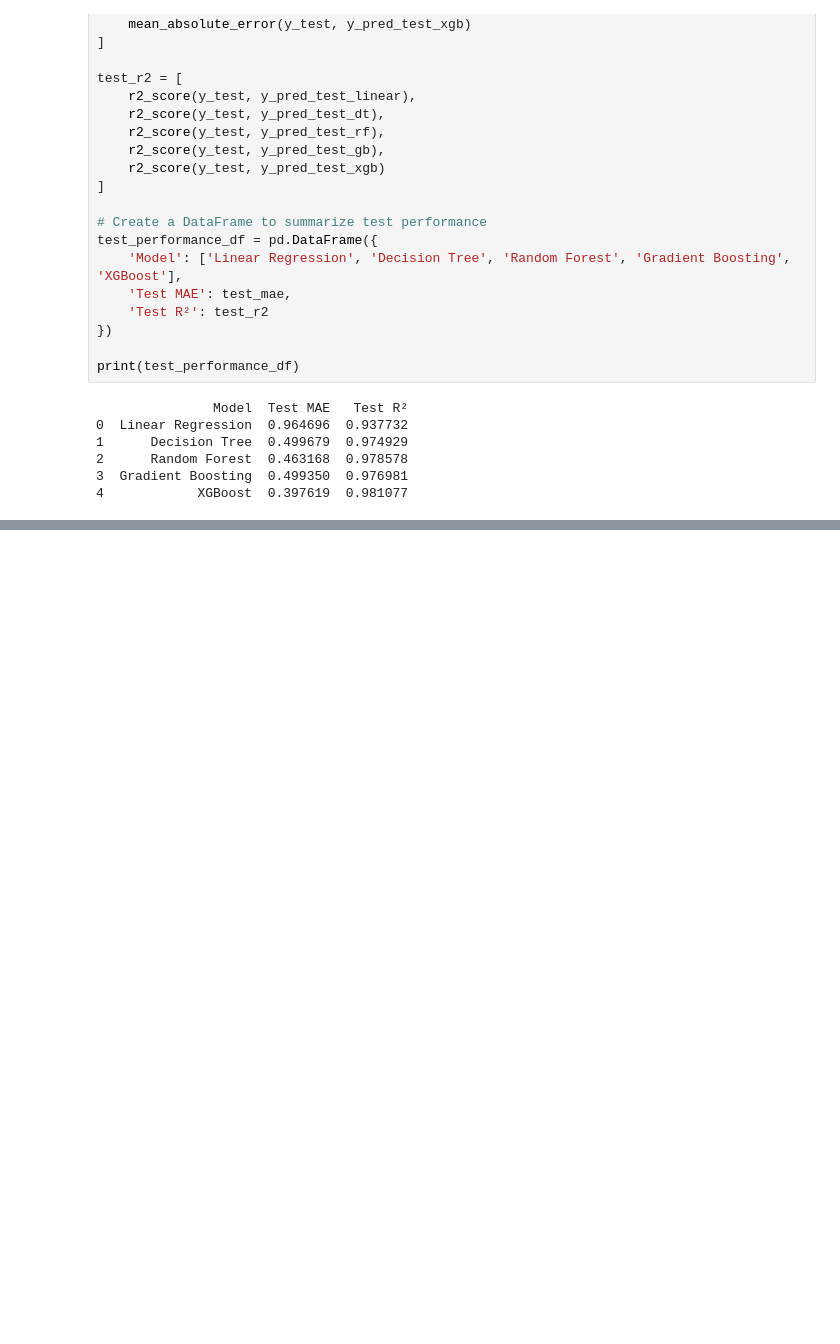
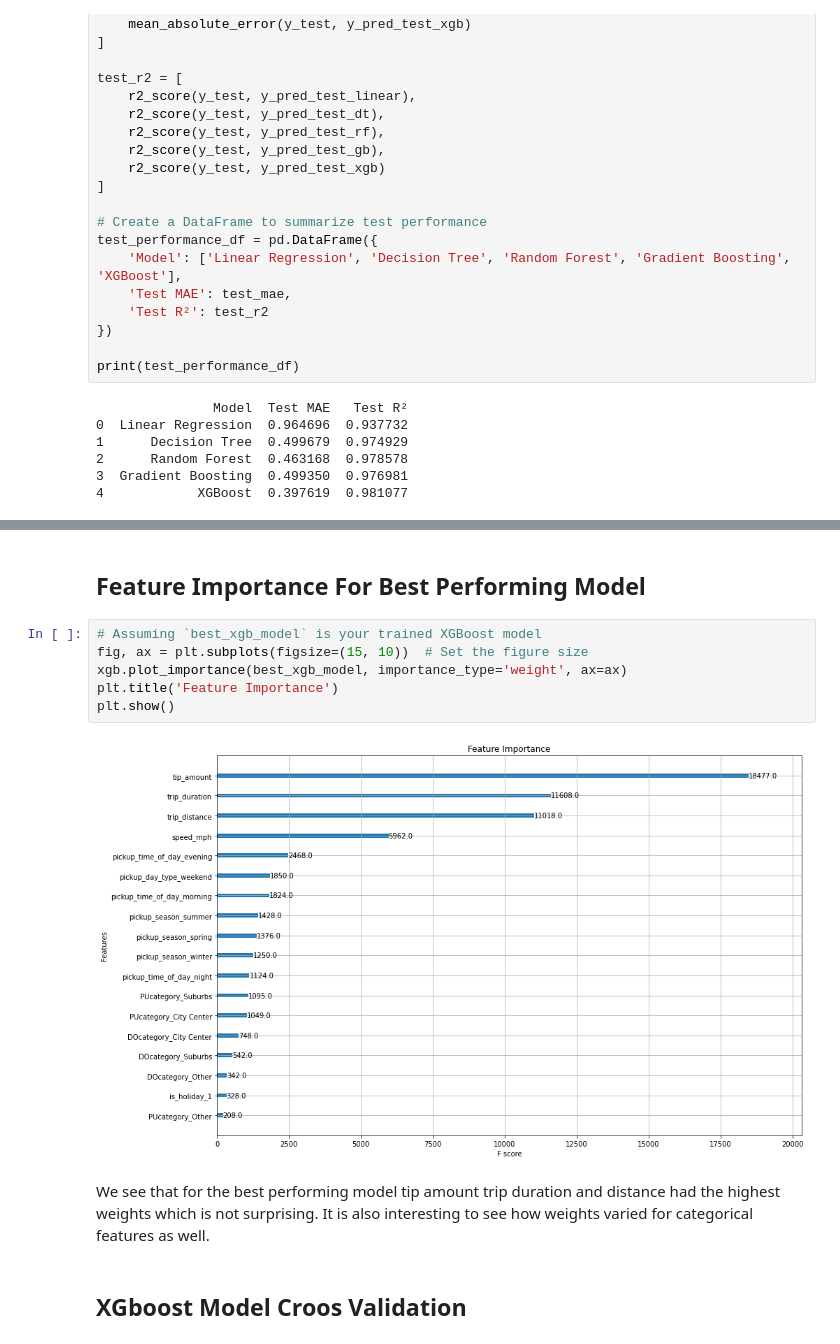
Before and after one commit to doli99/Advanced_Data_Analytics_Advanced_Programming_UNIL_MsCM_BA_Mariam_Dolidze_2024, a Jupyter notebook: 5. Modeling.ipynb, the cells around one changed output, grey strips where cells are left out. Cells and saved outputs as stored; diff of their text form; blank space fills up the shorter version.

```diff
--- a/5. Modeling.ipynb
+++ b/5. Modeling.ipynb
@@ -591,0 +708,14 @@ print(test_performance_df)
+# %% [markdown]
+## Feature Importance For Best Performing Model
+# %%
+# Assuming `best_xgb_model` is your trained XGBoost model
+fig, ax = plt.subplots(figsize=(15, 10))  # Set the figure size
+xgb.plot_importance(best_xgb_model, importance_type='weight', ax=ax)
+plt.title('Feature Importance')
+plt.show()
+# %% [output]
+[figure, added]
+# %% [markdown]
+We see that for the best performing model tip amount trip duration and distance had the highest weights which is not surprising. It is also interesting to see how weights varied for categorical features as well.
+# %% [markdown]
+## XGboost Model Croos Validation
```
Also changed, not shown: parts of 21 cells of this notebook, 2 other files.
